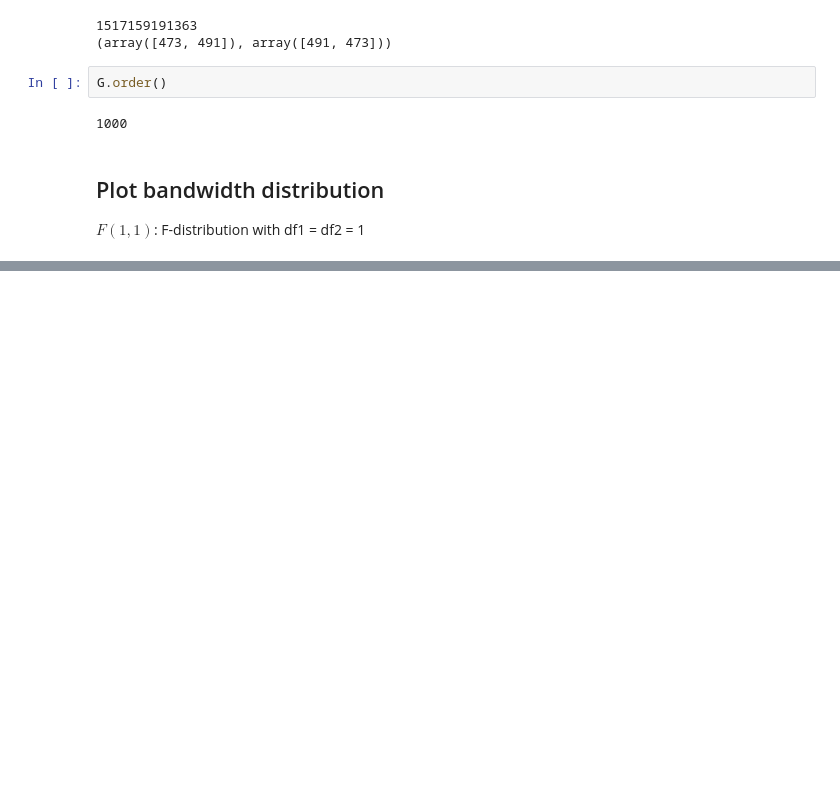
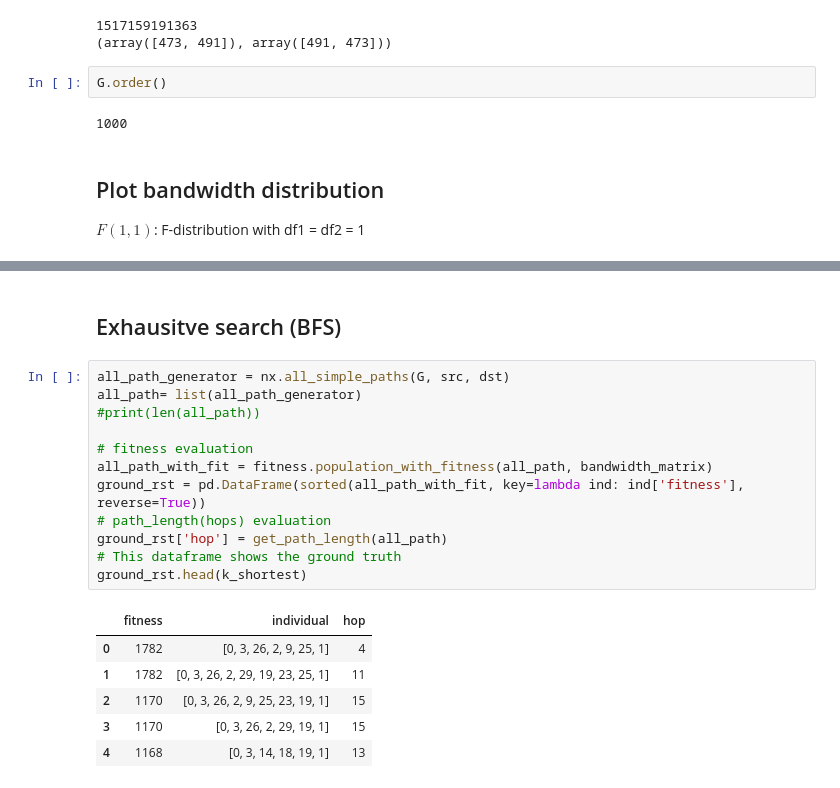
Before and after one commit to WarClans612/evolutionary_computation, a Jupyter notebook: main.ipynb, the cells around one changed output, grey strips where cells are left out. Drawn from its saved outputs; the diff is of its cells as text; blank space fills up the shorter version.

```diff
--- a/main.ipynb
+++ b/main.ipynb
@@ -327,0 +326,21 @@ plt.show()
+# %% [markdown]
+## Exhausitve search (BFS)
+# %%
+all_path_generator = nx.all_simple_paths(G, src, dst)
+all_path= list(all_path_generator)
+#print(len(all_path))
+
+# fitness evaluation
+all_path_with_fit = fitness.population_with_fitness(all_path, bandwidth_matrix)
+ground_rst = pd.DataFrame(sorted(all_path_with_fit, key=lambda ind: ind['fitness'], reverse=True))
+# path_length(hops) evaluation
+ground_rst['hop'] = get_path_length(all_path)
+# This dataframe shows the ground truth
+ground_rst.head(k_shortest)
+# %% [output]
+|  | fitness | individual | hop |
+| 0 | 1782 | [0, 3, 26, 2, 9, 25, 1] | 4 |
+| 1 | 1782 | [0, 3, 26, 2, 29, 19, 23, 25, 1] | 11 |
+| 2 | 1170 | [0, 3, 26, 2, 9, 25, 23, 19, 1] | 15 |
+| 3 | 1170 | [0, 3, 26, 2, 29, 19, 1] | 15 |
+| 4 | 1168 | [0, 3, 14, 18, 19, 1] | 13 |
```
Also changed, not shown: parts of 6 cells of this notebook.
